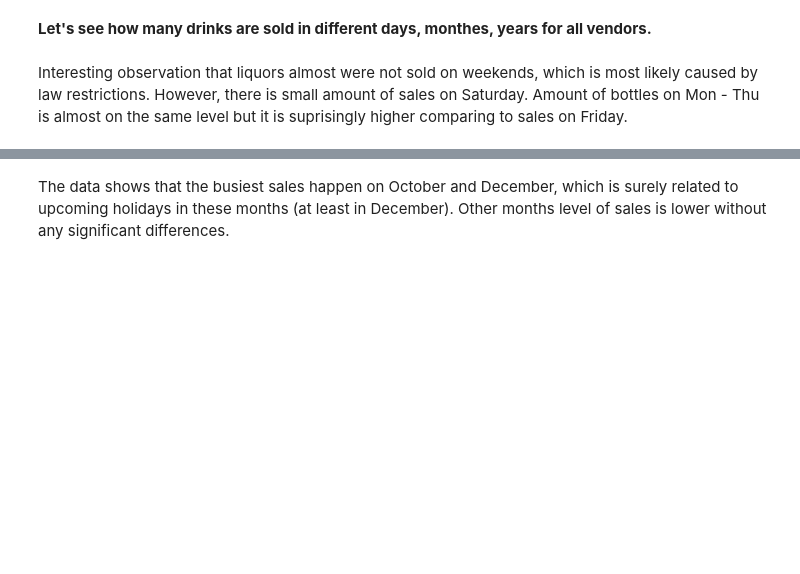
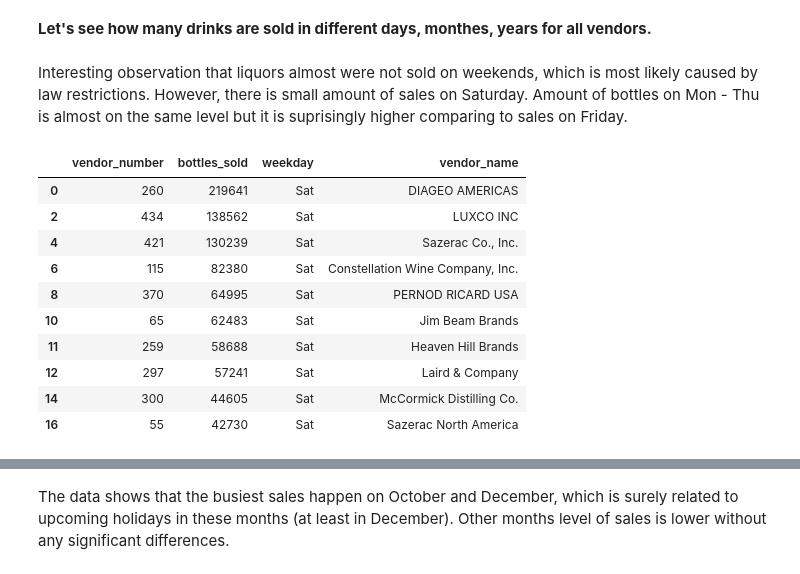
Before and after one commit to lytvyniuk/iowa_liquor_sales-Exploratory-Data-Analysis-, a Jupyter notebook: Test_task_iowa_liquor_sales.ipynb, the cells around one changed output, grey strips where cells are left out. Saved outputs shown, nothing was run; the diff lists cells and outputs as text; code cells hidden in the pictures; blank space fills up the shorter version.

```diff
--- a/Test_task_iowa_liquor_sales.ipynb
+++ b/Test_task_iowa_liquor_sales.ipynb
@@ -59,0 +112,16 @@ Interesting observation that liquors almost were not sold on weekends, which is
+# %%
+# merging with names
+df = pd.merge(df, df_names, on = "vendor_number", how='left').drop_duplicates(subset='vendor_number', keep="first")
+df
+# %% [output]
+|  | vendor_number | bottles_sold | weekday | vendor_name |
+| 0 | 260 | 219641 | Sat | DIAGEO AMERICAS |
+| 2 | 434 | 138562 | Sat | LUXCO INC |
+| 4 | 421 | 130239 | Sat | Sazerac Co., Inc. |
+| 6 | 115 | 82380 | Sat | Constellation Wine Company, Inc. |
+| 8 | 370 | 64995 | Sat | PERNOD RICARD USA |
+| 10 | 65 | 62483 | Sat | Jim Beam Brands |
+| 11 | 259 | 58688 | Sat | Heaven Hill Brands |
+| 12 | 297 | 57241 | Sat | Laird & Company |
+| 14 | 300 | 44605 | Sat | McCormick Distilling Co. |
+| 16 | 55 | 42730 | Sat | Sazerac North America |
```
Also changed, not shown: parts of 22 cells of this notebook.
